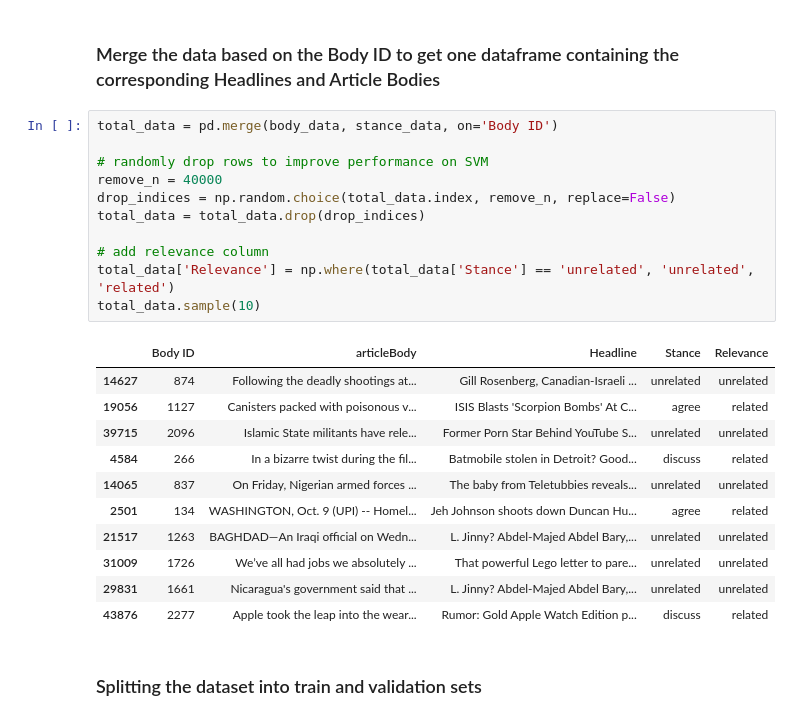
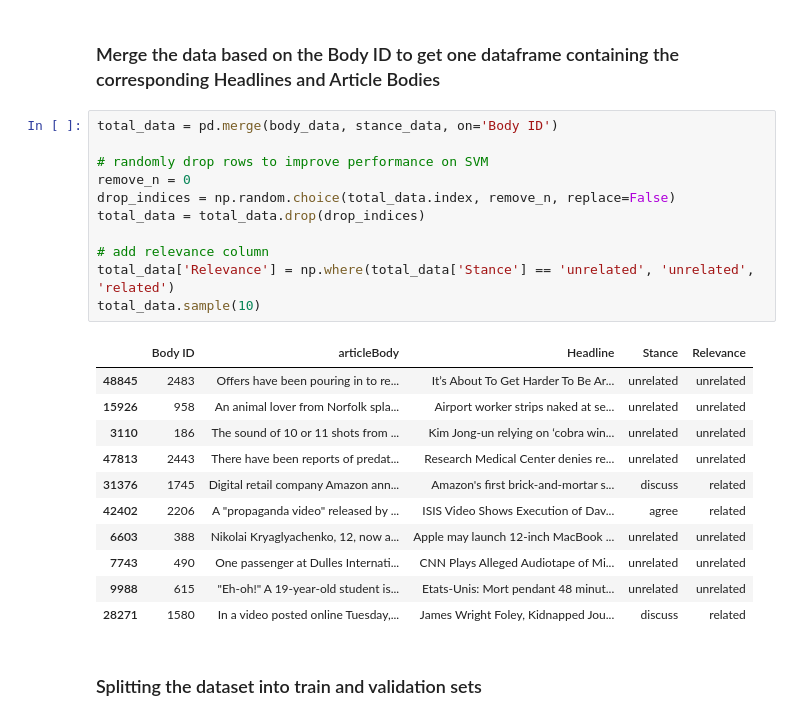
Before and after one commit to FaiZaman/Fake-News-Detection-with-Natural-Language-Processing, a Jupyter notebook: Fake_News_Challenge_Classifier.ipynb, the cells around one changed output. Cells and saved outputs as stored; diff of their text form.

```diff
--- a/Fake_News_Challenge_Classifier.ipynb
+++ b/Fake_News_Challenge_Classifier.ipynb
@@ -51,26 +51,26 @@ body_data.sample(10)
 # %%
 total_data = pd.merge(body_data, stance_data, on='Body ID')
 
 # randomly drop rows to improve performance on SVM
-remove_n = 40000
+remove_n = 0
 drop_indices = np.random.choice(total_data.index, remove_n, replace=False)
 total_data = total_data.drop(drop_indices)
 
 # add relevance column
 total_data['Relevance'] = np.where(total_data['Stance'] == 'unrelated', 'unrelated', 'related')
 total_data.sample(10)
 # %% [output]
 |  | Body ID | articleBody | Headline | Stance | Relevance |
-| 14627 | 874 | Following the deadly shootings at... | Gill Rosenberg, Canadian-Israeli ... | unrelated | unrelated |
-| 19056 | 1127 | Canisters packed with poisonous v... | ISIS Blasts 'Scorpion Bombs' At C... | agree | related |
-| 39715 | 2096 | Islamic State militants have rele... | Former Porn Star Behind YouTube S... | unrelated | unrelated |
-| 4584 | 266 | In a bizarre twist during the fil... | Batmobile stolen in Detroit? Good... | discuss | related |
-| 14065 | 837 | On Friday, Nigerian armed forces ... | The baby from Teletubbies reveals... | unrelated | unrelated |
-| 2501 | 134 | WASHINGTON, Oct. 9 (UPI) -- Homel... | Jeh Johnson shoots down Duncan Hu... | agree | related |
-| 21517 | 1263 | BAGHDAD—An Iraqi official on Wedn... | L. Jinny? Abdel-Majed Abdel Bary,... | unrelated | unrelated |
-| 31009 | 1726 | We’ve all had jobs we absolutely ... | That powerful Lego letter to pare... | unrelated | unrelated |
-| 29831 | 1661 | Nicaragua's government said that ... | L. Jinny? Abdel-Majed Abdel Bary,... | unrelated | unrelated |
-| 43876 | 2277 | Apple took the leap into the wear... | Rumor: Gold Apple Watch Edition p... | discuss | related |
+| 48845 | 2483 | Offers have been pouring in to re... | It’s About To Get Harder To Be Ar... | unrelated | unrelated |
+| 15926 | 958 | An animal lover from Norfolk spla... | Airport worker strips naked at se... | unrelated | unrelated |
+| 3110 | 186 | The sound of 10 or 11 shots from ... | Kim Jong-un relying on ‘cobra win... | unrelated | unrelated |
+| 47813 | 2443 | There have been reports of predat... | Research Medical Center denies re... | unrelated | unrelated |
+| 31376 | 1745 | Digital retail company Amazon ann... | Amazon's first brick-and-mortar s... | discuss | related |
+| 42402 | 2206 | A "propaganda video" released by ... | ISIS Video Shows Execution of Dav... | agree | related |
+| 6603 | 388 | Nikolai Kryaglyachenko, 12, now a... | Apple may launch 12-inch MacBook ... | unrelated | unrelated |
+| 7743 | 490 | One passenger at Dulles Internati... | CNN Plays Alleged Audiotape of Mi... | unrelated | unrelated |
+| 9988 | 615 | "Eh-oh!" A 19-year-old student is... | Etats-Unis: Mort pendant 48 minut... | unrelated | unrelated |
+| 28271 | 1580 | In a video posted online Tuesday,... | James Wright Foley, Kidnapped Jou... | discuss | related |
 # %% [markdown]
 ### Splitting the dataset into train and validation sets
 # %%
```
Also changed, not shown: parts of 6 cells of this notebook.
